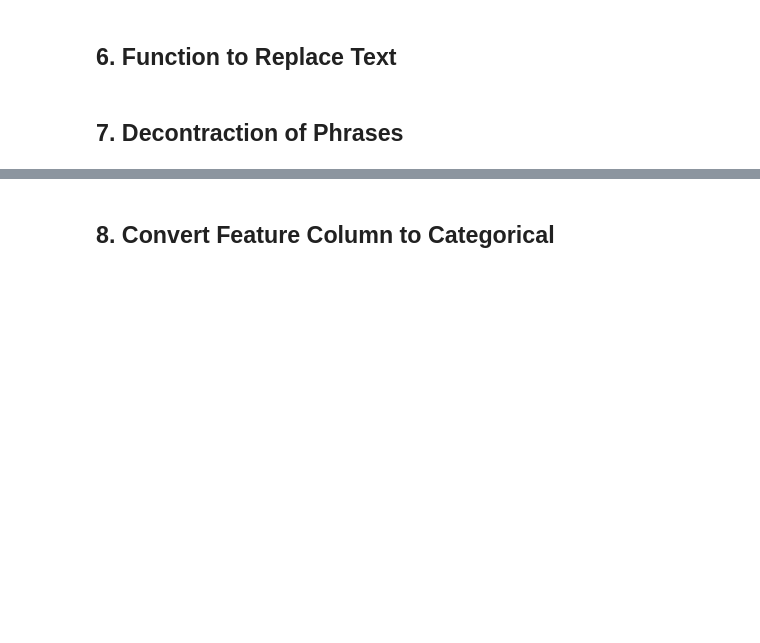
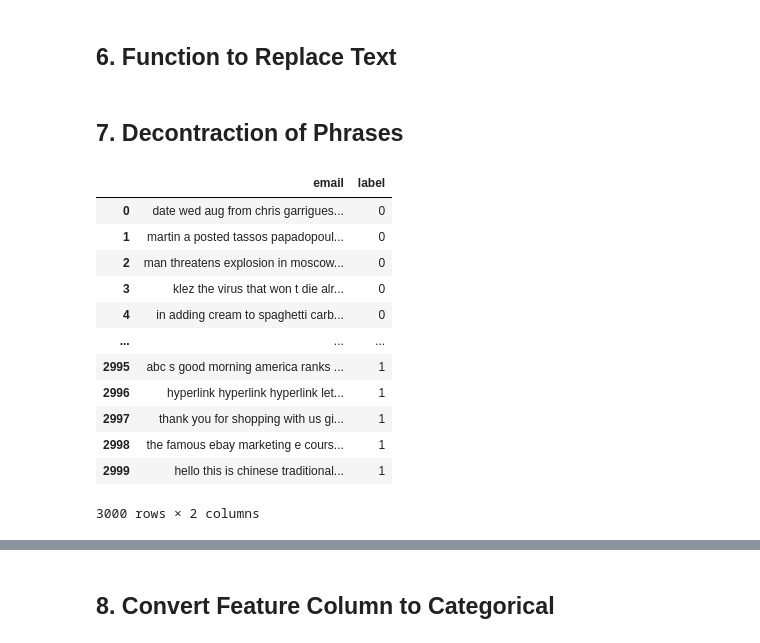
Before and after one commit to AdheeraPK2003/source_detection, a Jupyter notebook: adheera_notebook_v1 (1).ipynb, the cells around one changed output, grey strips where cells are left out. Cells and saved outputs as stored; diff of their text form; code cells hidden in the pictures; blank space fills up the shorter version.

```diff
--- a/adheera_notebook_v1 (1).ipynb
+++ b/adheera_notebook_v1 (1).ipynb
@@ -66,26 +92,2 @@ def replace_text(source_pattern, destination_pattern, text):
 # %% [markdown]
 ## 7. Decontraction of Phrases
-# %%
-# Write Lamda Expression to replace pattern won't to will not
-df["email"] = df["email"].progress_apply(lambda x: replace_text(x, r"won't", "will not"))
-
-# Write Lamda Expression to replace pattern can't --> can not
-df["email"] = df["email"].progress_apply(lambda x: replace_text(x, r"can't", "can not"))
-
-# Write Lamda Expression to replace pattern n't --> not
-df["email"] = df["email"].progress_apply(lambda x: replace_text(x, r"n't", "not"))
-
-# Write Lamda Expression to replace pattern 're --> are
-df["email"] = df["email"].progress_apply(lambda x: replace_text(x, r"re", "are"))
-
-# Write Lamda Expression to replace pattern 's -> is
-df["email"] = df["email"].progress_apply(lambda x: replace_text(x, r"s", "is"))
-
-# Write Lamda Expression to replace pattern 'd -> would
-df["email"] = df["email"].progress_apply(lambda x: replace_text(x, r"d", "would"))
-
-# Write Lamda Expression to replace pattern 'll -> will
-df["email"] = df["email"].progress_apply(lambda x: replace_text(x, r"ll", "will"))
-
-# Write Lamda Expression to replace pattern 've -> have
-df["email"] = df["email"].progress_apply(lambda x: replace_text(x, r"ve", "have"))
@@ -91,0 +97,16 @@ df["email"] = df["email"].progress_apply(lambda x: replace_text(x, r"ve", "have"
+# %%
+df
+# %% [output]
+|  | email | label |
+| 0 | date wed aug from chris garrigues... | 0 |
+| 1 | martin a posted tassos papadopoul... | 0 |
+| 2 | man threatens explosion in moscow... | 0 |
+| 3 | klez the virus that won t die alr... | 0 |
+| 4 | in adding cream to spaghetti carb... | 0 |
+| ... | ... | ... |
+| 2995 | abc s good morning america ranks ... | 1 |
+| 2996 | hyperlink hyperlink hyperlink let... | 1 |
+| 2997 | thank you for shopping with us gi... | 1 |
+| 2998 | the famous ebay marketing e cours... | 1 |
+| 2999 | hello this is chinese traditional... | 1 |
+3000 rows × 2 columns
```
Also changed, not shown: parts of 41 cells of this notebook.
